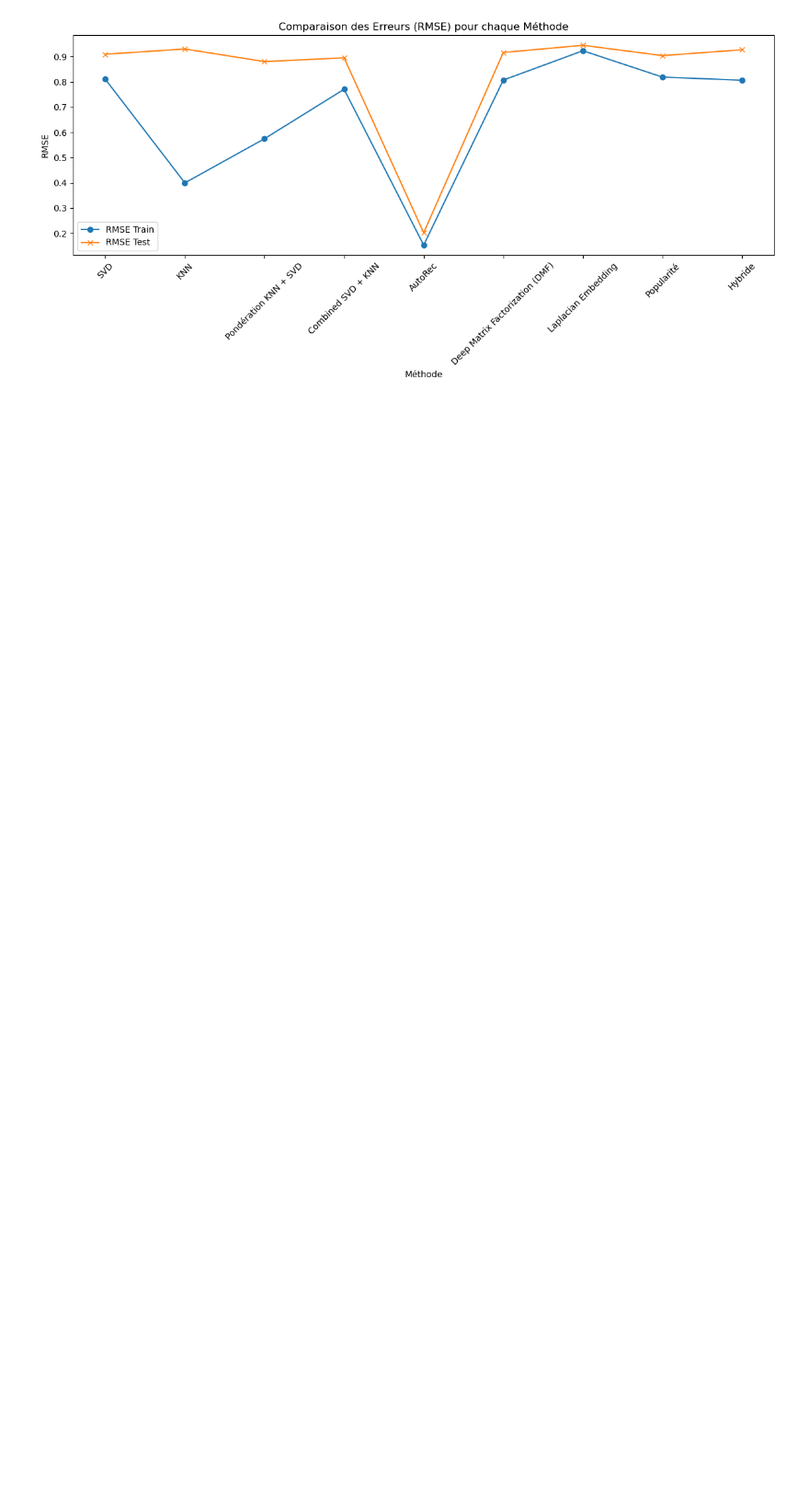
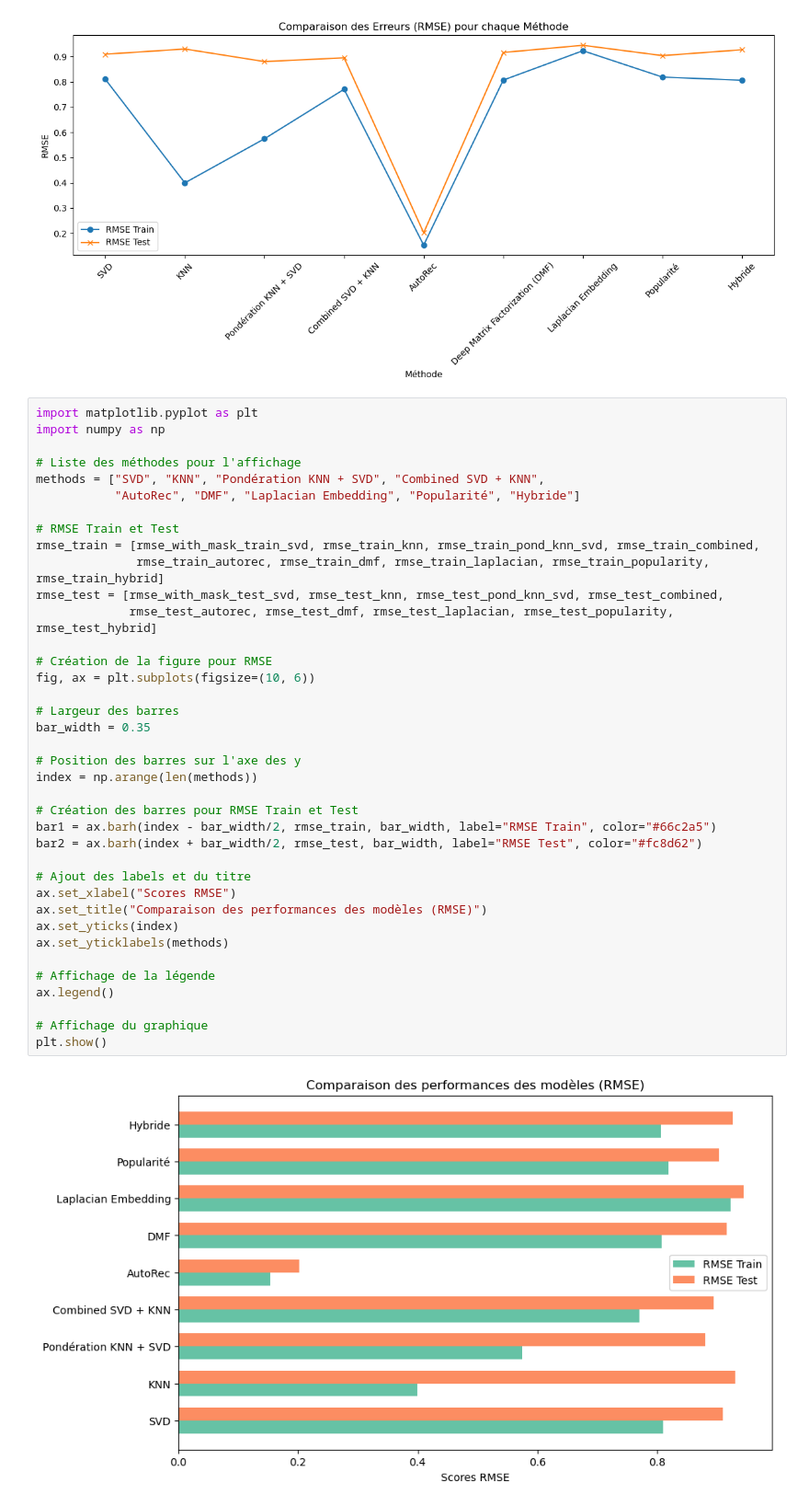
Before and after one commit to amandine32/ProjetML, a Jupyter notebook: recommandation.ipynb, the cells around one changed output. Shown at 92% size. Cells and saved outputs as stored; diff of their text form; blank space fills up the shorter version.

Commit message:
« visualisation »

```diff
--- a/recommandation.ipynb
+++ b/recommandation.ipynb
@@ -2145,3 +2147,43 @@ plt.show()
 # %% [output]
 [figure]
 [figure]
+# %%
+import matplotlib.pyplot as plt
+import numpy as np
+
+# Liste des méthodes pour l'affichage
+methods = ["SVD", "KNN", "Pondération KNN + SVD", "Combined SVD + KNN",
+           "AutoRec", "DMF", "Laplacian Embedding", "Popularité", "Hybride"]
+
+# RMSE Train et Test
+rmse_train = [rmse_with_mask_train_svd, rmse_train_knn, rmse_train_pond_knn_svd, rmse_train_combined,
+              rmse_train_autorec, rmse_train_dmf, rmse_train_laplacian, rmse_train_popularity, rmse_train_hybrid]
+rmse_test = [rmse_with_mask_test_svd, rmse_test_knn, rmse_test_pond_knn_svd, rmse_test_combined,
+             rmse_test_autorec, rmse_test_dmf, rmse_test_laplacian, rmse_test_popularity, rmse_test_hybrid]
+
+# Création de la figure pour RMSE
+fig, ax = plt.subplots(figsize=(10, 6))
+
+# Largeur des barres
+bar_width = 0.35
+
+# Position des barres sur l'axe des y
+index = np.arange(len(methods))
+
+# Création des barres pour RMSE Train et Test
+bar1 = ax.barh(index - bar_width/2, rmse_train, bar_width, label="RMSE Train", color="#66c2a5")
+bar2 = ax.barh(index + bar_width/2, rmse_test, bar_width, label="RMSE Test", color="#fc8d62")
+
+# Ajout des labels et du titre
+ax.set_xlabel("Scores RMSE")
+ax.set_title("Comparaison des performances des modèles (RMSE)")
+ax.set_yticks(index)
+ax.set_yticklabels(methods)
+
+# Affichage de la légende
+ax.legend()
+
+# Affichage du graphique
+plt.show()
+# %% [output]
+[figure, added]
```
Also changed, not shown: parts of 2 cells of this notebook.
